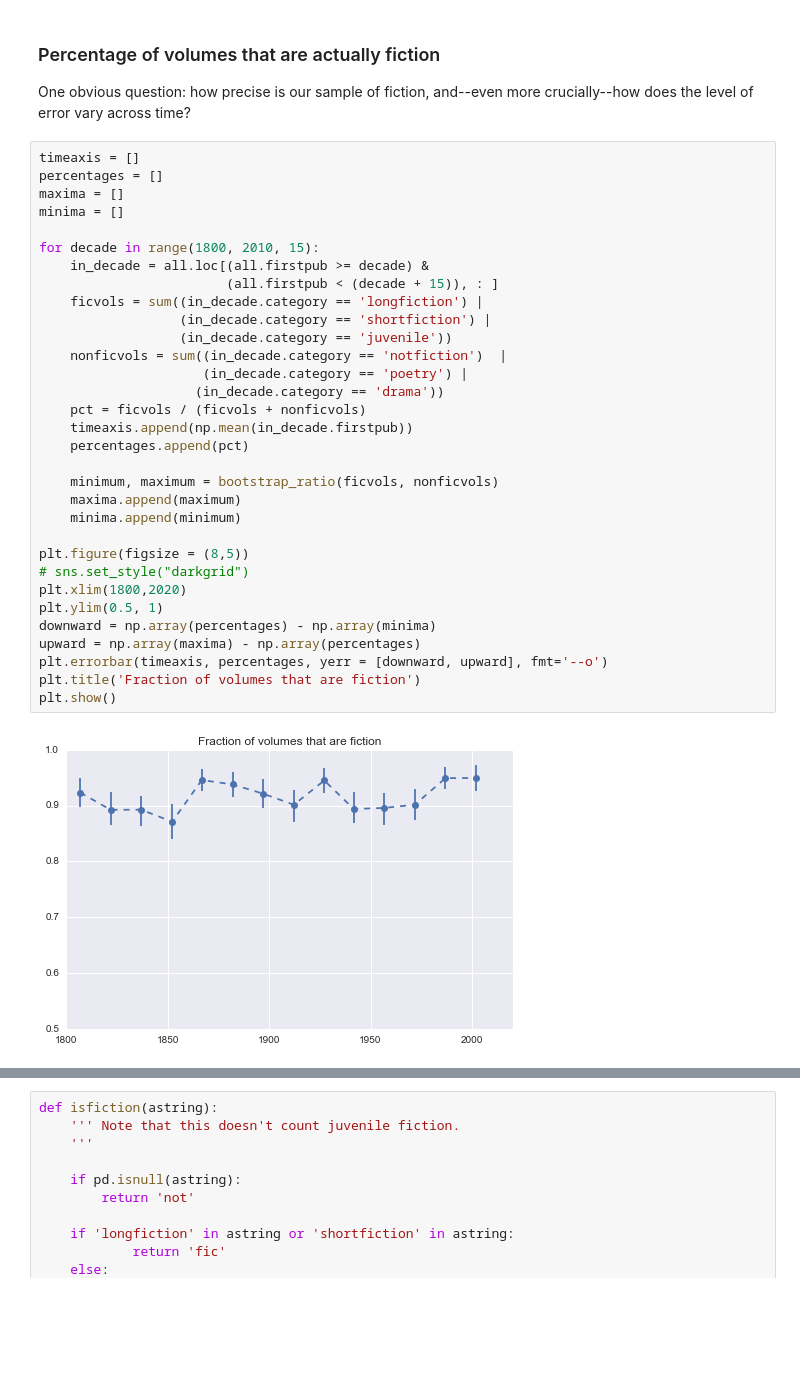
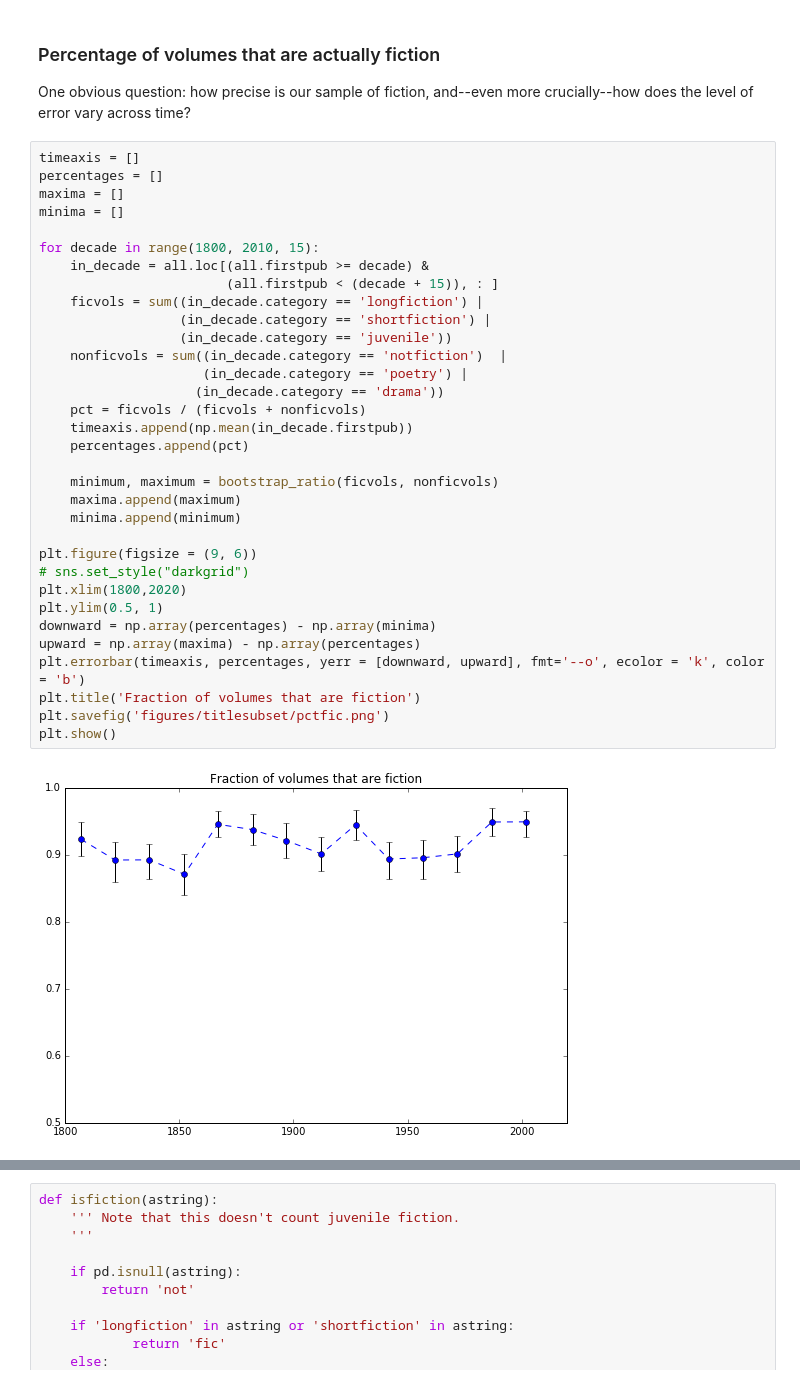
Before and after one commit to tedunderwood/noveltmmeta, a Jupyter notebook: manuallists/EDA_on_manual_title_subset.ipynb, the cells around one changed output, grey strips where cells are left out. Drawn from its saved outputs; the diff is of its cells as text; blank space fills up the shorter version.

```diff
--- a/manuallists/EDA_on_manual_title_subset.ipynb
+++ b/manuallists/EDA_on_manual_title_subset.ipynb
@@ -36,33 +36,34 @@ One obvious question: how precise is our sample of fiction, and--even more cruci
 timeaxis = []
 percentages = []
 maxima = []
 minima = []
 
 for decade in range(1800, 2010, 15):
     in_decade = all.loc[(all.firstpub >= decade) &
                         (all.firstpub < (decade + 15)), : ]
     ficvols = sum((in_decade.category == 'longfiction') |
                   (in_decade.category == 'shortfiction') |
                   (in_decade.category == 'juvenile'))
     nonficvols = sum((in_decade.category == 'notfiction')  |
                      (in_decade.category == 'poetry') |
                     (in_decade.category == 'drama'))
     pct = ficvols / (ficvols + nonficvols)
     timeaxis.append(np.mean(in_decade.firstpub))
     percentages.append(pct)
 
     minimum, maximum = bootstrap_ratio(ficvols, nonficvols)
     maxima.append(maximum)
     minima.append(minimum)
 
-plt.figure(figsize = (8,5))
+plt.figure(figsize = (9, 6))
 # sns.set_style("darkgrid")
 plt.xlim(1800,2020)
 plt.ylim(0.5, 1)
 downward = np.array(percentages) - np.array(minima)
 upward = np.array(maxima) - np.array(percentages)
-plt.errorbar(timeaxis, percentages, yerr = [downward, upward], fmt='--o')
+plt.errorbar(timeaxis, percentages, yerr = [downward, upward], fmt='--o', ecolor = 'k', color = 'b')
 plt.title('Fraction of volumes that are fiction')
+plt.savefig('figures/titlesubset/pctfic.png')
 plt.show()
 # %% [output]
-[figure, old version]
+[figure, new version]
```
Also changed, not shown: parts of 14 cells of this notebook.
